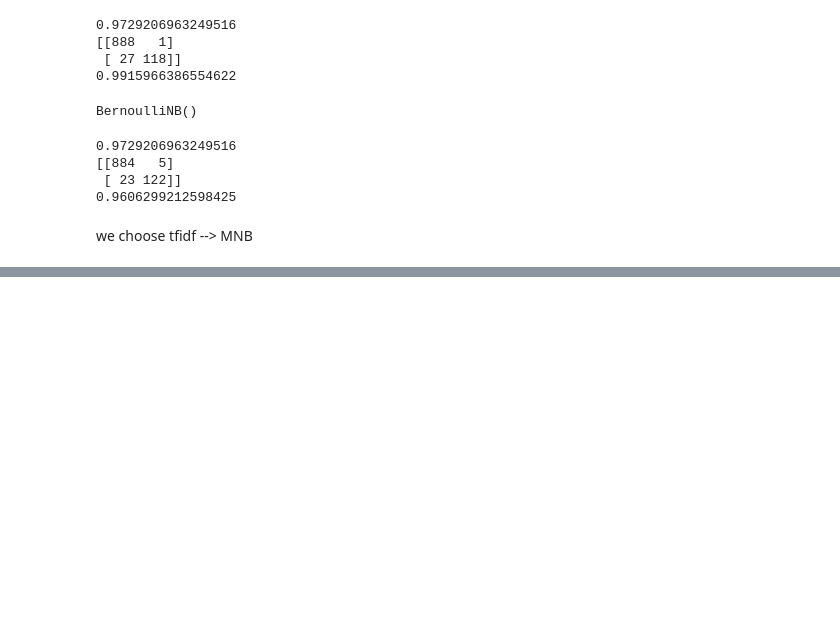
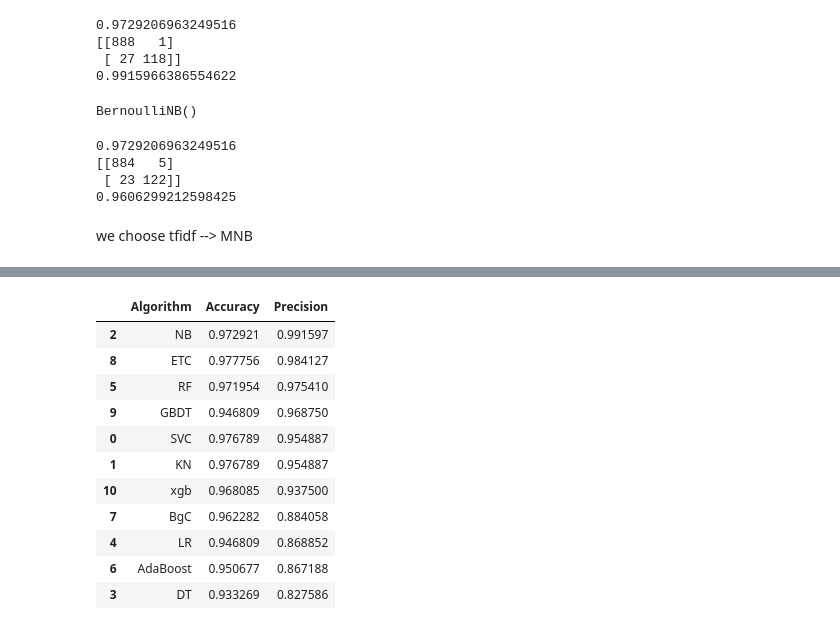
Before and after one commit to Aakashkhanal/spam_classifier, a Jupyter notebook: main.ipynb, the cells around one changed output, grey strips where cells are left out. Cells and saved outputs as stored; diff of their text form; code cells hidden in the pictures; blank space fills up the shorter version.

```diff
--- a/main.ipynb
+++ b/main.ipynb
@@ -557,3 +557,5 @@ def train_classifier(clf,X_train,y_train,X_test,y_test):
     precision = precision_score(y_test,y_pred)
 
     return accuracy,precision
+# %%
+train_classifier(svc,X_train,y_train,X_test,y_test)
@@ -578,0 +609,15 @@ AttributeError: 'NoneType' object has no attribute 'split'
+# %%
+performance_df
+# %% [output]
+|  | Algorithm | Accuracy | Precision |
+| 2 | NB | 0.972921 | 0.991597 |
+| 8 | ETC | 0.977756 | 0.984127 |
+| 5 | RF | 0.971954 | 0.975410 |
+| 9 | GBDT | 0.946809 | 0.968750 |
+| 0 | SVC | 0.976789 | 0.954887 |
+| 1 | KN | 0.976789 | 0.954887 |
+| 10 | xgb | 0.968085 | 0.937500 |
+| 7 | BgC | 0.962282 | 0.884058 |
+| 4 | LR | 0.946809 | 0.868852 |
+| 6 | AdaBoost | 0.950677 | 0.867188 |
+| 3 | DT | 0.933269 | 0.827586 |
```
Also changed, not shown: parts of 28 cells of this notebook, 3 other files.
